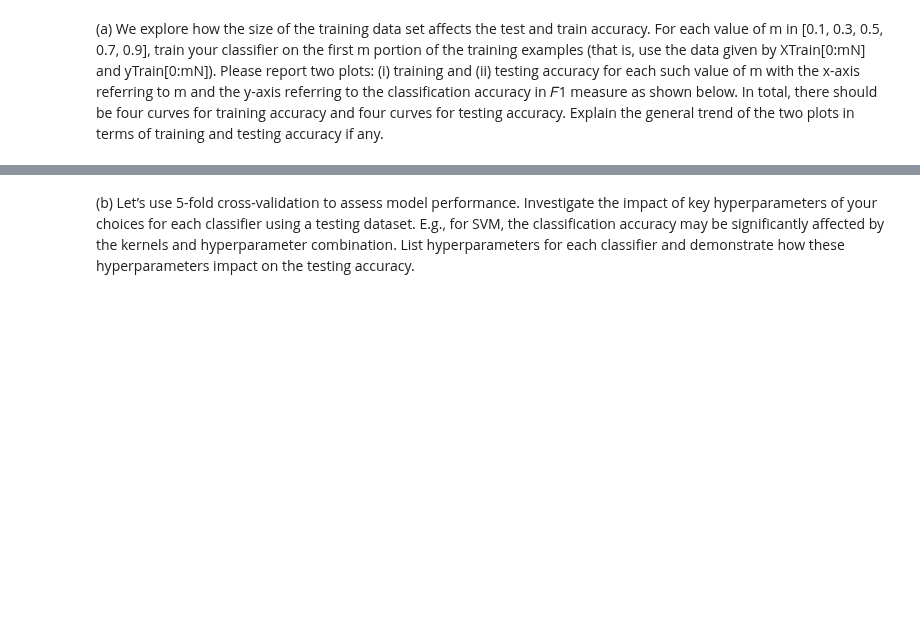
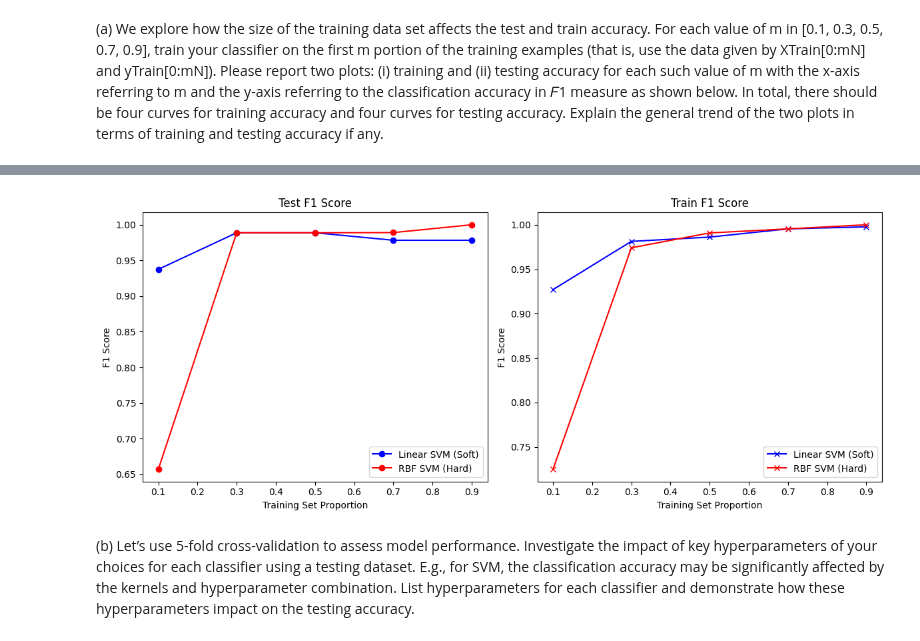
Before and after one commit to spartanjax/cs361_shared_assigment, a Jupyter notebook: Divided Parts/Classifiers/C_SVM_SET.ipynb, the cells around one changed output, grey strips where cells are left out. Cells and saved outputs as stored; diff of their text form; code cells hidden in the pictures; blank space fills up the shorter version.

```diff
--- a/Divided Parts/Classifiers/C_SVM_SET.ipynb
+++ b/Divided Parts/Classifiers/C_SVM_SET.ipynb
@@ -103,5 +187,98 @@ the general trend of the two plots in terms of training and testing accuracy if
 # %%
-#train classifier on different training sizes
+def train_on_m(train_y, vector, vector_test, m, y_test, kernel_type = 'linear'):
+    sub_vector = vector[0:round(vector.shape[0]*m)]
+    y_sub = train_y[0:round(len(train_y)*m)]
+
+    clf = make_classifier(sub_vector, y_sub, kernel_type)
+
+    preds_test = clf.predict(vector_test)
+    preds_train = clf.predict(vector)
+
+    train_f1 = calc_f1(preds_train, train_y)
+    test_f1 = calc_f1(preds_test, y_test)
+    return train_f1, test_f1
+
+def calc_f1(preds, actual):
+    tp = 0
+    fp = 0
+    fn = 0
+    tn = 0
+# tech is positive
+    for i in range(len(preds)):
+        if preds[i] == "tech" and actual[i] == "tech":
+            tp += 1
+        elif preds[i] == "tech" and actual[i] == "entertainment":
+            fp += 1
+        elif preds[i] == "entertainment" and actual[i] == "entertainment":
+            tn += 1
+        else:
+            fn += 1
+    precision = tp / (tp + fp) if tp+fp >0 else 0
+    recall = tp / (tp + fn) if tp+fn >0 else 0
+    f1 = 2*((precision*recall) / (precision+recall)) if precision+recall > 0 else 0
+
+    return f1
+
+def vectorize(data, test_data):
+    vectorizer = TfidfVectorizer()
+    vectorizer.fit(data["Text"])
+    vector = vectorizer.transform(data["Text"])
+    test_vector = vectorizer.transform(test_data["Text"])
+    return vector, test_vector
+
+def make_classifier(X, y, kernel_type='linear'):
+    if kernel_type == 'linear':
+        clf = svm.SVC(kernel = 'linear', C = 1)
+    elif kernel_type == 'rbf':
+        clf = svm.SVC(kernel = 'rbf', C = 1000, gamma = 1)
+    clf.fit(X, y)
+    return clf
+
+def main():
+    data = pd.read_csv("../../train.csv")
+    y = data["Category"]
+    test_data = pd.read_csv("../../test.csv")
+    y_test = test_data["Category"]
+    vector, vector_test = vectorize(data, test_data)
+
+    ms = [0.1, 0.3, 0.5, 0.7, 0.9]
+    lin_train_f1s = []
+    lin_test_f1s = []
+    rbf_train_f1s = []
+    rbf_test_f1s = []
+
+    for m in ms:
+        lin_train, lin_test = train_on_m(y, vector, vector_test, m, y_test, kernel_type = 'linear')
+        rbf_train, rbf_test = train_on_m(y, vector, vector_test, m, y_test, kernel_type = 'rbf')
+        lin_train_f1s.append(lin_train)
+        lin_test_f1s.append(lin_test)
+        rbf_train_f1s.append(rbf_train)
+        rbf_test_f1s.append(rbf_test)
+
+    fig, axes = plt.subplots(1, 2, figsize=(12, 5))
+
+    # Test F1
+    axes[0].plot(ms, lin_test_f1s, label="Linear SVM (Soft)", marker="o", color="blue")
+    axes[0].plot(ms, rbf_test_f1s, label="RBF SVM (Hard)", marker="o", color="red")
+    axes[0].set_title("Test F1 Score")
+    axes[0].set_xlabel("Training Set Proportion")
+    axes[0].set_ylabel("F1 Score")
+    axes[0].legend()
+
+    # Train F1
+    axes[1].plot(ms, lin_train_f1s, label="Linear SVM (Soft)", marker="x", color="blue")
+    axes[1].plot(ms, rbf_train_f1s, label="RBF SVM (Hard)", marker="x", color="red")
+    axes[1].set_title("Train F1 Score")
+    axes[1].set_xlabel("Training Set Proportion")
+    axes[1].set_ylabel("F1 Score")
+    axes[1].legend()
+
+    plt.tight_layout()
+    plt.show()
+
+main()
+# %% [output]
+[figure, added]
 # %% [markdown]
 (b) Let’s use 5-fold cross-validation to assess model performance. Investigate the impact of key
 hyperparameters of your choices for each classifier using a testing dataset. E.g., for SVM, the
```
Also changed, not shown: parts of 5 cells of this notebook.
